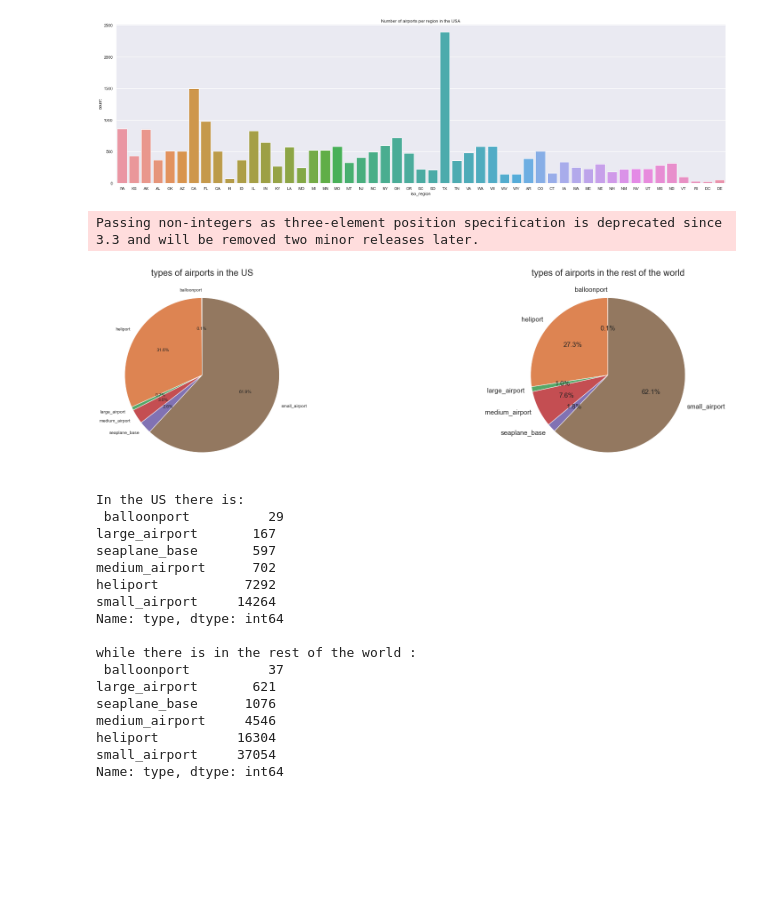
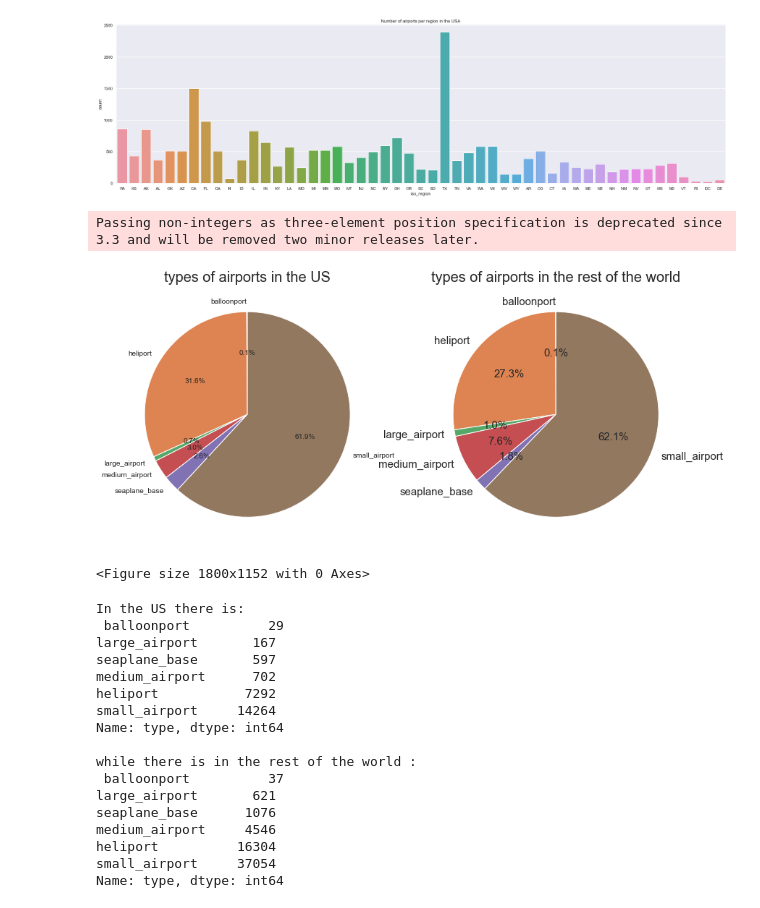
Before and after one commit to ahmedsabouni/world_airports, a Jupyter notebook: Analys.ipynb, the cells around one changed output. Drawn from its saved outputs; the diff is of its cells as text; code cells hidden in the pictures; blank space fills up the shorter version.

```diff
--- a/Analys.ipynb
+++ b/Analys.ipynb
@@ -43,7 +50,10 @@ columns:  6
 # %% [markdown]
 ### Drop useless columns and values
 # %%
-data.drop(['wikipedia_link','home_link'],axis=1,inplace=True)
+data.drop(['wikipedia_link','home_link','keywords'],axis=1,inplace=True)
+countries.drop(['wikipedia_link','keywords'],axis=1,inplace=True)
+regions.drop(['wikipedia_link','keywords'],axis=1,inplace=True)
 data=data[data['continent']!='AN'] # we will remove Antarctica because it has few airports
 countries=countries[countries['continent']!='AN']
 data=data[data['type']!='closed'] # drop closed airports
+regions=regions[regions['local_code']!='U-A'] # drop unassigned airports in regions
@@ -128,7 +131,7 @@ sns.catplot(x='continent', y='elevation_m',data=data)
 ## plot the number of airports per region in the US
 US_airports.loc[:,"iso_region"]=US_airports.loc[:,"iso_region"].replace({'US-':''}, regex=True)
 ## set figure size
-# sns.set(rc={'figure.figsize':(30,8)})
+sns.set(rc={'figure.figsize':(30,8)})
 ## seaborn title
 sns.countplot(x='iso_region',data=US_airports).set_title('Number of airports per region in the USA')
 # %% [output]
@@ -141,48 +144,49 @@ Text(0.5, 1.0, 'Number of airports per region in the USA')
 # %%
 # subplot of the number of airports per type
 counts = data['type'].value_counts().sort_index()
 labels =[counts.index[i] for i in range(len(counts))]
 sizes = [counts.values[i] for i in range(len(counts))]
 
 counts_US = US_airports['type'].value_counts().sort_index()
 labels_US =[counts_US.index[i] for i in range(len(counts))]
 sizes_US = [counts_US.values[i] for i in range(len(counts))]
 
 
-#plt.figure(figsize=(14,8))
+plt.figure(figsize=(14,8))
 
 plt.subplot(1,2,1.5)
 plt.pie(sizes_US,labels=labels_US,autopct='%1.1f%%',startangle=90,textprops={'fontsize':10})
 plt.title('types of airports in the US',fontsize=20)
 
 plt.subplot(1,2,2)
 plt.pie(sizes,labels=labels,autopct='%1.1f%%',startangle=90,textprops={'fontsize':15})
 plt.title('types of airports in the rest of the world',fontsize=20)
-#plt.figure(figsize=(25,16))
+plt.figure(figsize=(25,16))
 
 plt.show()
 print("In the US there is:\n",counts_US.sort_values())
 print("\nwhile there is in the rest of the world :\n",counts.sort_values())
 # %% [output]
 Passing non-integers as three-element position specification is deprecated since 3.3 and will be removed two minor releases later.
-[figure, old version]
+[figure, new version]
-In the US there is:
- balloonport          29
-large_airport       167
-seaplane_base       597
-medium_airport      702
-heliport           7292
-small_airport     14264
-Name: type, dtype: int64
-
-while there is in the rest of the world :
- balloonport          37
-large_airport       621
-seaplane_base      1076
-medium_airport     4546
-heliport          16304
-small_airport     37054
-Name: type, dtype: int64
+<Figure size 1800x1152 with 0 Axes>
+In the US there is:
+ balloonport          29
+large_airport       167
+seaplane_base       597
+medium_airport      702
+heliport           7292
+small_airport     14264
+Name: type, dtype: int64
+
+while there is in the rest of the world :
+ balloonport          37
+large_airport       621
+seaplane_base      1076
+medium_airport     4546
+heliport          16304
+small_airport     37054
+Name: type, dtype: int64
 # %%
 for i in countries.index:
     #add a new column with the number of airports per country
```
Also changed, not shown: parts of 9 cells of this notebook.
